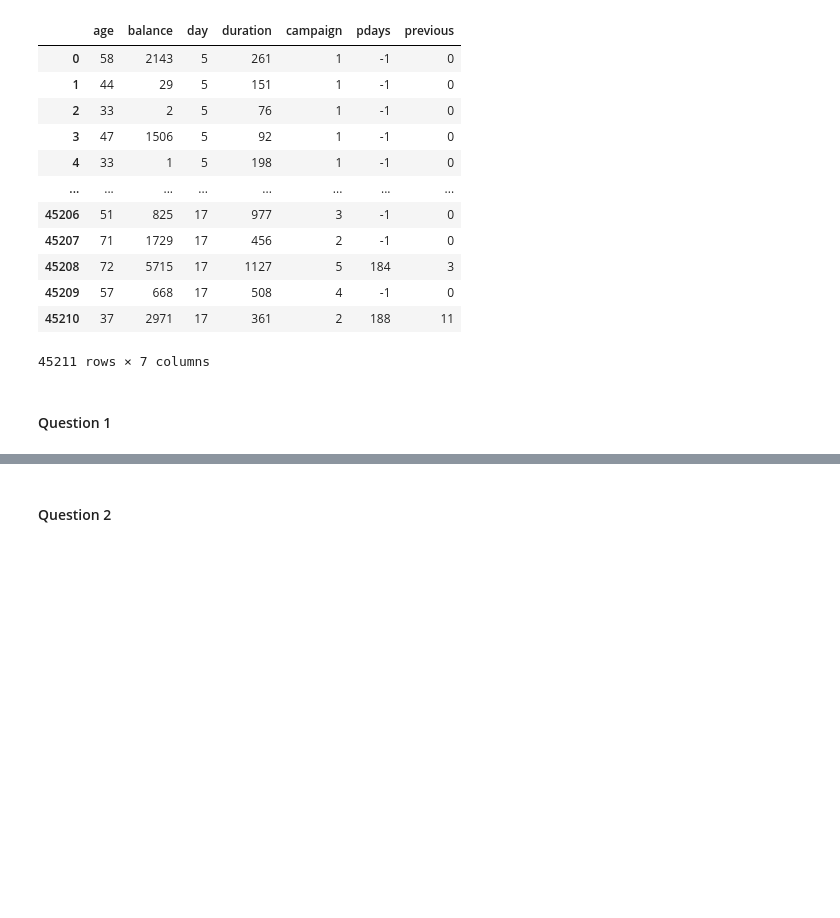
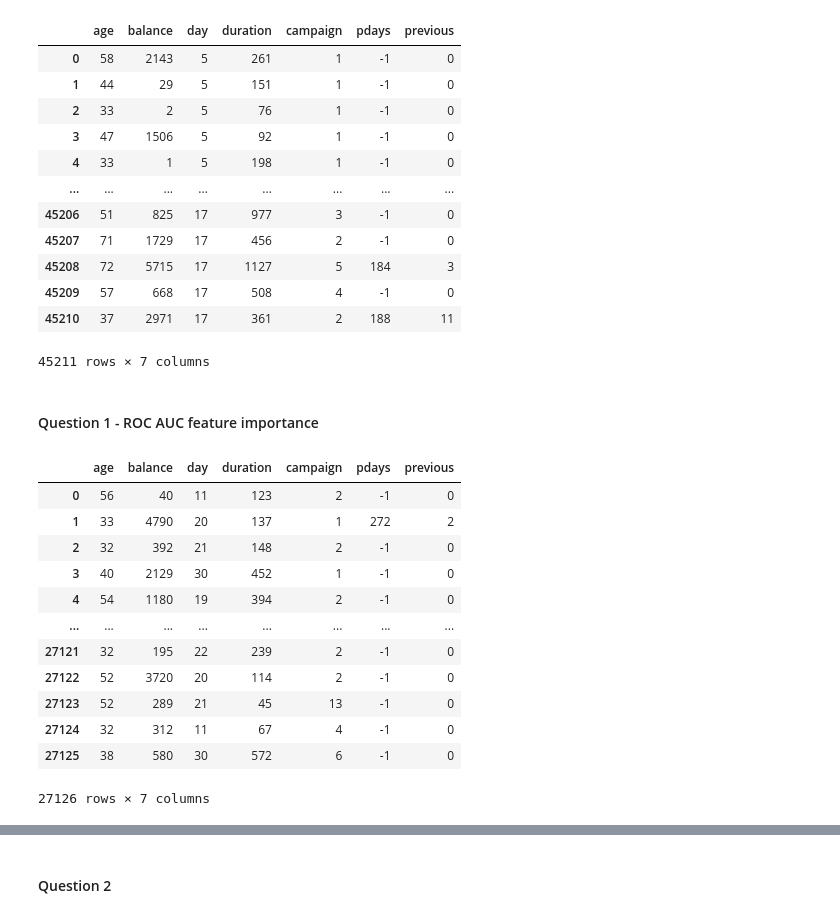
Before and after one commit to BestAnalystNA/machine-learning-zoomcamp, a Jupyter notebook: cohorts/2024/04-evaluation/baNA - HW Solution - 20Oct2024.ipynb, the cells around one changed output, grey strips where cells are left out. Drawn from its saved outputs; the diff is of its cells as text; code cells hidden in the pictures; blank space fills up the shorter version.

```diff
--- a/cohorts/2024/04-evaluation/baNA - HW Solution - 20Oct2024.ipynb
+++ b/cohorts/2024/04-evaluation/baNA - HW Solution - 20Oct2024.ipynb
@@ -101,6 +101,20 @@ df[numerical]
 | 45210 | 37 | 2971 | 17 | 361 | 2 | 188 | 11 |
 45211 rows × 7 columns
 # %% [markdown]
-#### Question 1
+#### Question 1 - ROC AUC feature importance
 # %%
-#Seems confusing
+df_train[numerical]
+# %% [output]
+|  | age | balance | day | duration | campaign | pdays | previous |
+| 0 | 56 | 40 | 11 | 123 | 2 | -1 | 0 |
+| 1 | 33 | 4790 | 20 | 137 | 1 | 272 | 2 |
+| 2 | 32 | 392 | 21 | 148 | 2 | -1 | 0 |
+| 3 | 40 | 2129 | 30 | 452 | 1 | -1 | 0 |
+| 4 | 54 | 1180 | 19 | 394 | 2 | -1 | 0 |
+| ... | ... | ... | ... | ... | ... | ... | ... |
+| 27121 | 32 | 195 | 22 | 239 | 2 | -1 | 0 |
+| 27122 | 52 | 3720 | 20 | 114 | 2 | -1 | 0 |
+| 27123 | 52 | 289 | 21 | 45 | 13 | -1 | 0 |
+| 27124 | 32 | 312 | 11 | 67 | 4 | -1 | 0 |
+| 27125 | 38 | 580 | 30 | 572 | 6 | -1 | 0 |
+27126 rows × 7 columns
```
Also changed, not shown: parts of 16 cells of this notebook.
